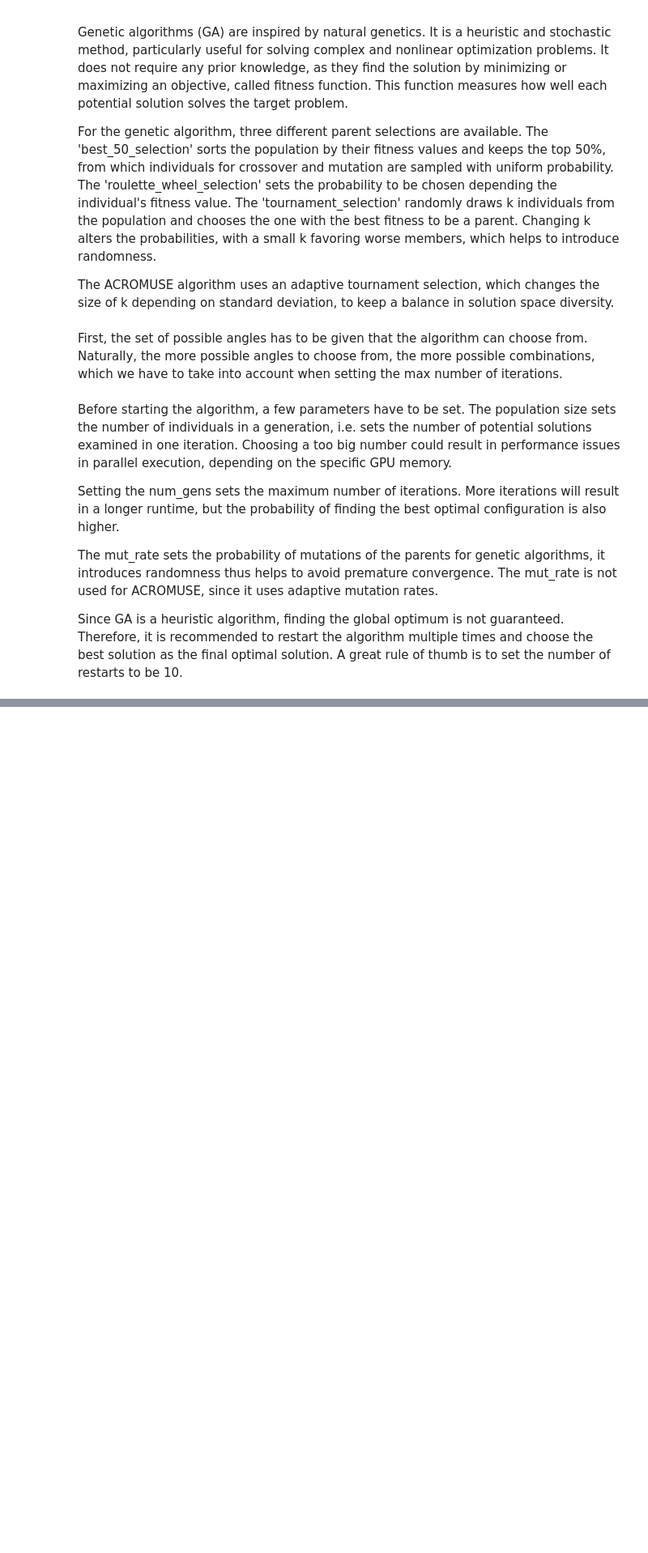
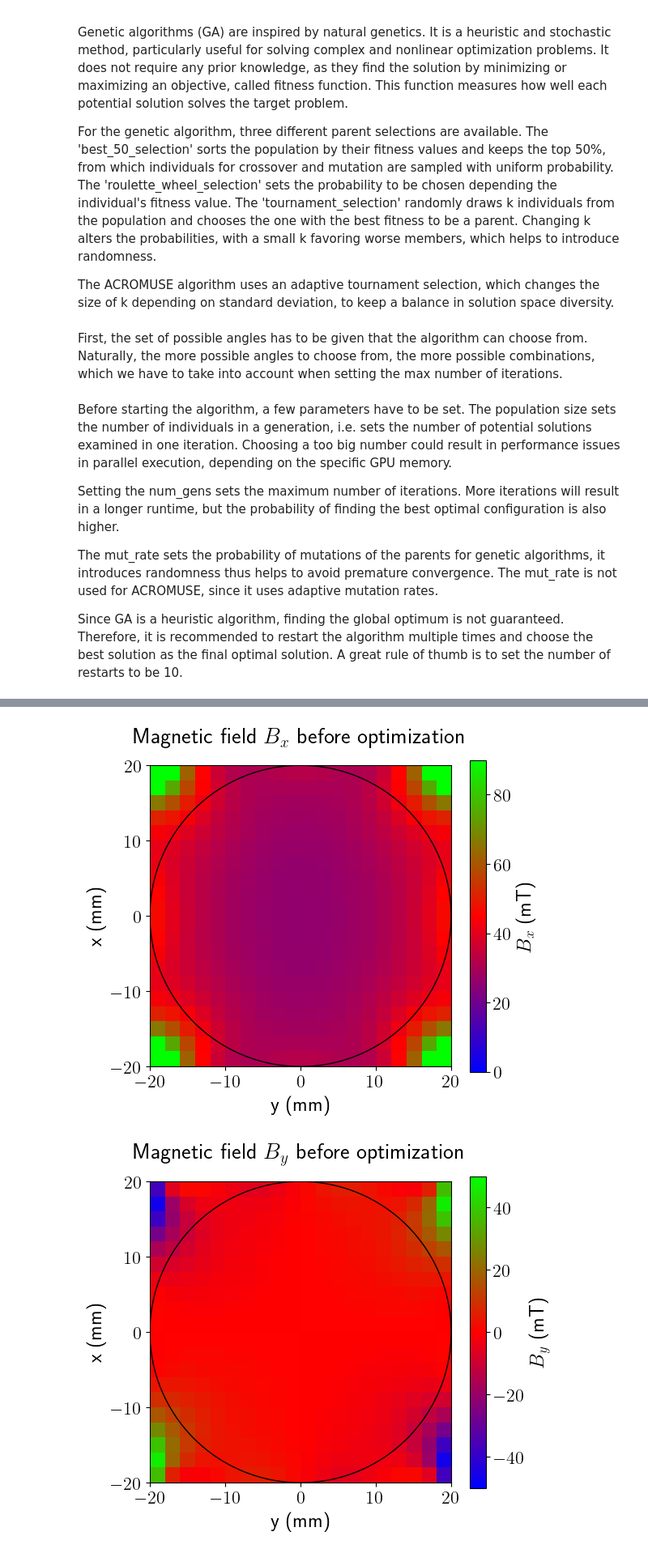
Before and after one commit to palmainczeffy/magoptlib, a Jupyter notebook: example.ipynb, the cells around one changed output, grey strips where cells are left out. Shown at 81% size. Cells and saved outputs as stored; diff of their text form; code cells hidden in the pictures; blank space fills up the shorter version.

```diff
--- a/example.ipynb
+++ b/example.ipynb
@@ -187,0 +336,56 @@ Best fitness: 1.003724e-01
+# %%
+
+#print
+fig, ax = plt.subplots(figsize=(6, 5))
+BX_res_o = orig_Bx.reshape(20, 20)
+pos = ax.imshow(BX_res_o, cmap='brg', extent=(-20, 20, -20, 20),origin='lower', vmax=90, vmin=0)  # vmax=70, vmin=-70
+#, vmin=-70, vmax=70
+cbar = fig.colorbar(pos)
+cbar.set_label(r'$B_x$ (mT)')
+
+# 2) axis labelsr'\textbf{time (s)}'
+ax.set_xlabel("y (mm)")
+ax.set_ylabel("x (mm)")
+ax.set_xticks(np.linspace(-20, 20, 5))
+ax.set_yticks(np.linspace(-20, 20, 5))
+circle = plt.Circle((0, 0), 20, color='k', fill=False)
+# put a circle in the middle
+ax.add_patch(circle)
+ax.set_title("Magnetic field $B_x$ before optimization", pad=20)
+plt.show()
+
+fig, ax = plt.subplots(figsize=(6, 5))
+BY_res_o = orig_By.reshape(20, 20)
+pos = ax.imshow(BY_res_o, cmap='brg', extent=(-20, 20, -20, 20),origin='lower', vmax = 50, vmin=-50)
+cbar = fig.colorbar(pos)
+cbar.set_label(r'$B_y$ (mT)')
+# 2) axis labelsr'\textbf{time (s)}'
+ax.set_xlabel("y (mm)")
+ax.set_ylabel("x (mm)")
+ax.set_xticks(np.linspace(-20, 20, 5))
+ax.set_yticks(np.linspace(-20, 20, 5))
+circle = plt.Circle((0, 0), 20, color='k', fill=False)
+# put a circle in the middle
+ax.add_patch(circle)
+ax.set_title("Magnetic field $B_y$ before optimization", pad=20)
+plt.show()
+
+
+fig, ax = plt.subplots(figsize=(6, 5))
+BZ_res_o = orig_Bz.reshape(20, 20)
+pos = ax.imshow(BZ_res_o, cmap='brg', extent=(-20, 20, -20, 20),origin='lower', vmax = 10, vmin=-10)
+cbar = fig.colorbar(pos)
+cbar.set_label(r'$B_z$ (mT)')
+# 2) axis labelsr'\textbf{time (s)}'
+ax.set_xlabel("y (mm)")
+ax.set_ylabel("x (mm)")
+ax.set_xticks(np.linspace(-20, 20, 5))
+ax.set_yticks(np.linspace(-20, 20, 5))
+circle = plt.Circle((0, 0), 20, color='k', fill=False)
+# put a circle in the middle
+ax.add_patch(circle)
+ax.set_title("Magnetic field $B_z$ before optimization", pad=20)
+plt.show()
+# %% [output]
+[figure, added]
+[figure, added]
```
Also changed, not shown: parts of 11 cells of this notebook, 2 other files.
